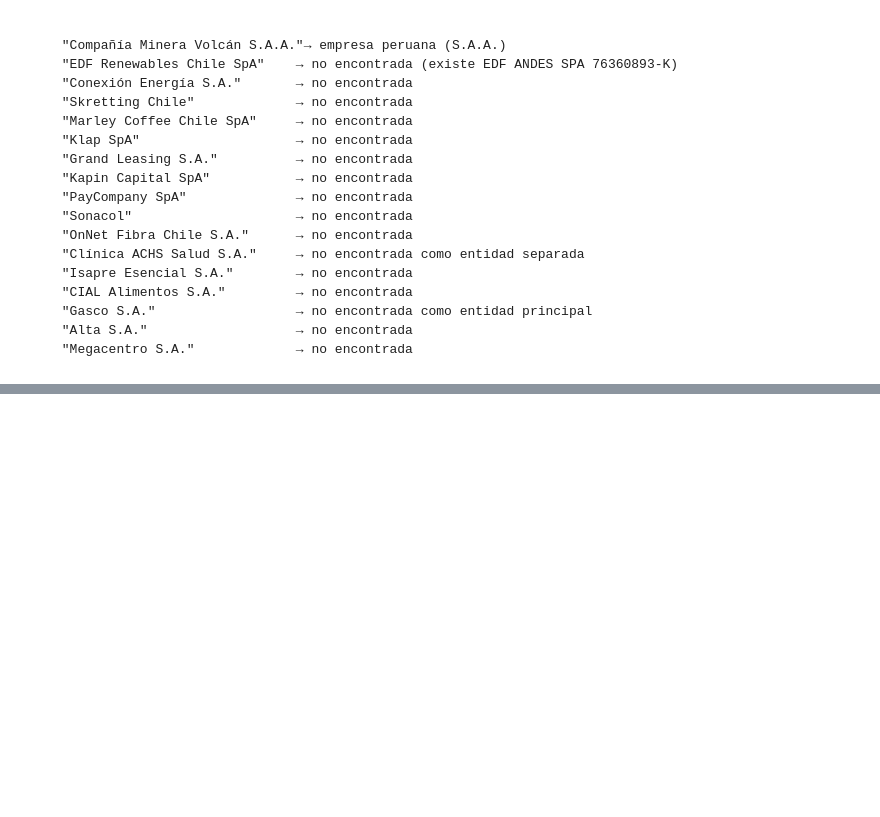
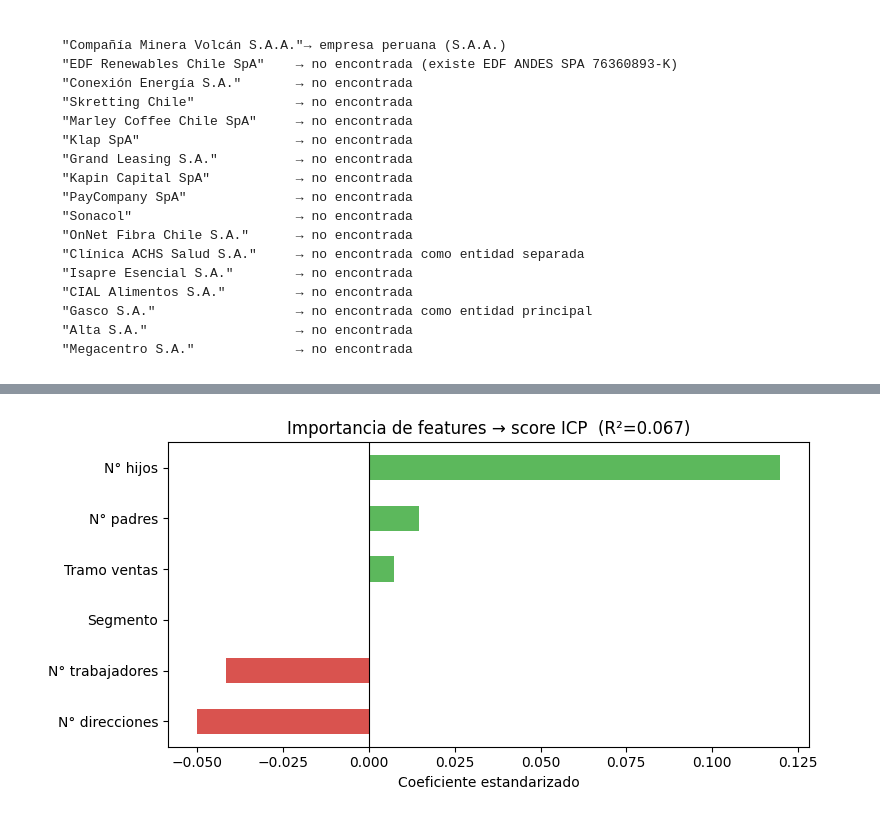
Before and after one commit to jpzepedanunez/Plutto-AutoOutbound, a Jupyter notebook: Sii folder/SII.ipynb, the cells around one changed output, grey strips where cells are left out. Saved outputs shown, nothing was run; the diff lists cells and outputs as text; code cells hidden in the pictures; blank space fills up the shorter version.

```diff
--- a/Sii folder/SII.ipynb
+++ b/Sii folder/SII.ipynb
@@ -516,0 +809,80 @@ CSV guardado: /Users/juanpablozepeda/Proyecto Plutto /Sii folder/comparacion_sco
+# %%
+# ── Regresión ICP sobre df_prueba_total ──────────────────────────────
+from sklearn.linear_model import LinearRegression
+from sklearn.preprocessing import StandardScaler, LabelEncoder
+import matplotlib.pyplot as plt
+import pandas as pd
+
+#saco el financiero:
+
+df_sin_fin = df_prueba_total[df_prueba_total['Segmento'] != 'Financiero'].copy()
+
+
+# 1. Target numérico
+score_map = {'Cliente': 1.0, 'Funnel': 1, 'No calificados': 0.0}
+df_sin_fin['score'] = df_sin_fin['origen'].map(score_map)
+
+print('Distribución de categorías:')
+print(df_sin_fin['origen'].value_counts())
+print(f'Sin score (categoría no mapeada): {df_sin_fin["score"].isna().sum()}')
+
+# 2. Encodear Segmento → numérico
+le = LabelEncoder()
+df_sin_fin['segmento_enc'] = le.fit_transform(
+    df_sin_fin['Segmento'].fillna('Otro')
+)
+
+FEATURES = [
+    'Tramo según ventas',
+    'Número de trabajadores',
+    'segmento_enc',
+    'num_addresses',
+    'num_hijos',
+    'num_padres',
+]
+LABELS = [
+    'Tramo ventas',
+    'N° trabajadores',
+    'Segmento',
+    'N° direcciones',
+    'N° hijos',
+    'N° padres',
+]
+
+df_modelo = df_prueba_total[FEATURES + ['score', 'origen']].dropna()
+print(f'\nFilas con datos completos: {len(df_modelo)}')
+
+X = df_modelo[FEATURES].astype(float)
+y = df_modelo['score']
+
+# 3. Escalar y entrenar
+scaler = StandardScaler()
+X_scaled = scaler.fit_transform(X)
+
+model = LinearRegression()
+model.fit(X_scaled, y)
+
+r2 = model.score(X_scaled, y)
+print(f'\nR² = {r2:.3f}')
+
+# 4. Coeficientes
+coefs = pd.Series(model.coef_, index=LABELS).sort_values()
+print('\nCoeficientes (+ empuja hacia Cliente, - empuja hacia No calificado):')
+print(coefs.round(4).to_string())
+
+# 5. Gráfico
+fig, ax = plt.subplots(figsize=(8, 4))
+colors = ['#d9534f' if v < 0 else '#5cb85c' for v in coefs]
+coefs.plot(kind='barh', ax=ax, color=colors)
+ax.axvline(0, color='black', linewidth=0.8)
+ax.set_title(f'Importancia de features → score ICP  (R²={r2:.3f})')
+ax.set_xlabel('Coeficiente estandarizado')
+plt.tight_layout()
+plt.show()
+
+# 6. Score promedio por categoría
+df_modelo = df_modelo.copy()
+df_modelo['score_predicho'] = model.predict(X_scaled).clip(0, 1).round(3)
+print('\nScore promedio predicho por categoría:')
+print(df_modelo.groupby('origen')[['score', 'score_predicho']].mean().round(3))
+# %% [output]
@@ -516,0 +908 @@ CSV guardado: /Users/juanpablozepeda/Proyecto Plutto /Sii folder/comparacion_sco
+[figure, added]
```
Also changed, not shown: parts of 7 cells of this notebook, 7 other files.
